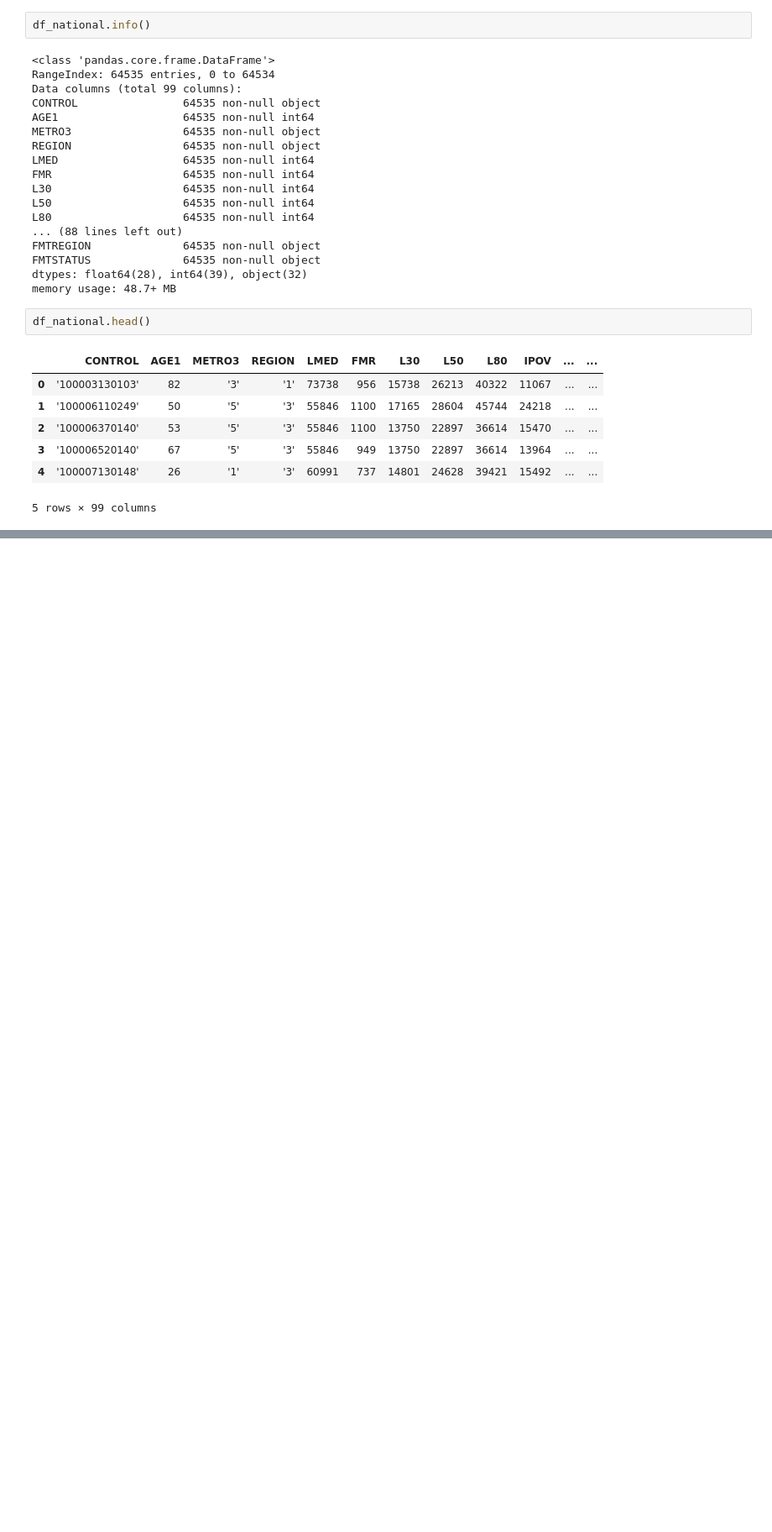
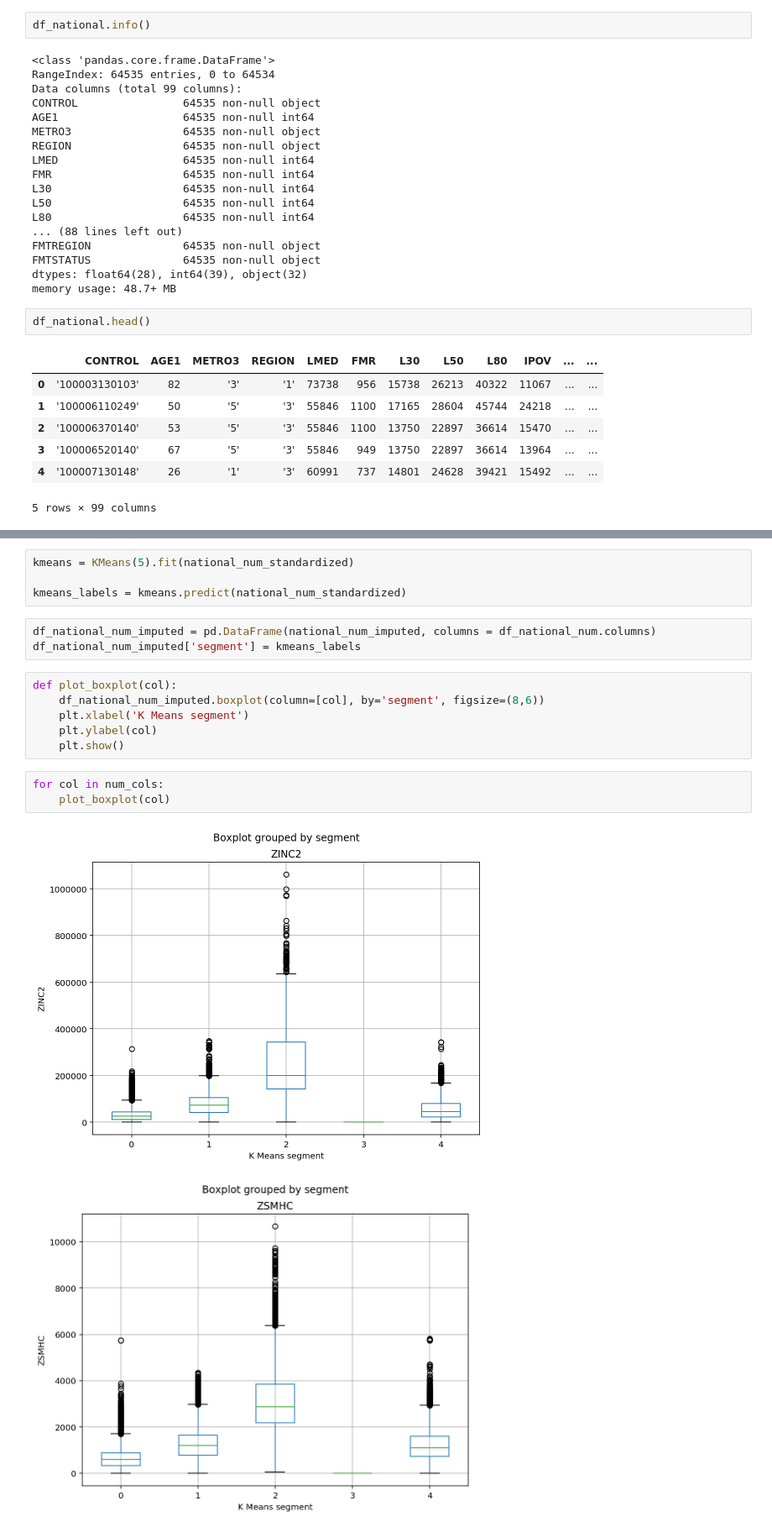
Before and after one commit to MiguelAMartinez/american-housing-survey, a Jupyter notebook: EDA.ipynb, the cells around one changed output, grey strips where cells are left out. Shown at 84% size. Saved outputs shown, nothing was run; the diff lists cells and outputs as text; blank space fills up the shorter version.

```diff
--- a/EDA.ipynb
+++ b/EDA.ipynb
@@ -78,0 +118,19 @@ plot_columns(x_col='ZINC2', y_col='ZSMHC', x_name='Household Income', y_name='Mo
+# %%
+kmeans = KMeans(5).fit(national_num_standardized)
+
+kmeans_labels = kmeans.predict(national_num_standardized)
+# %%
+df_national_num_imputed = pd.DataFrame(national_num_imputed, columns = df_national_num.columns)
+df_national_num_imputed['segment'] = kmeans_labels
+# %%
+def plot_boxplot(col):
+    df_national_num_imputed.boxplot(column=[col], by='segment', figsize=(8,6))
+    plt.xlabel('K Means segment')
+    plt.ylabel(col)
+    plt.show()
+# %%
+for col in num_cols:
+    plot_boxplot(col)
+# %% [output]
+[figure, added]
+[figure, added]
```
Also changed, not shown: parts of 9 cells of this notebook.
